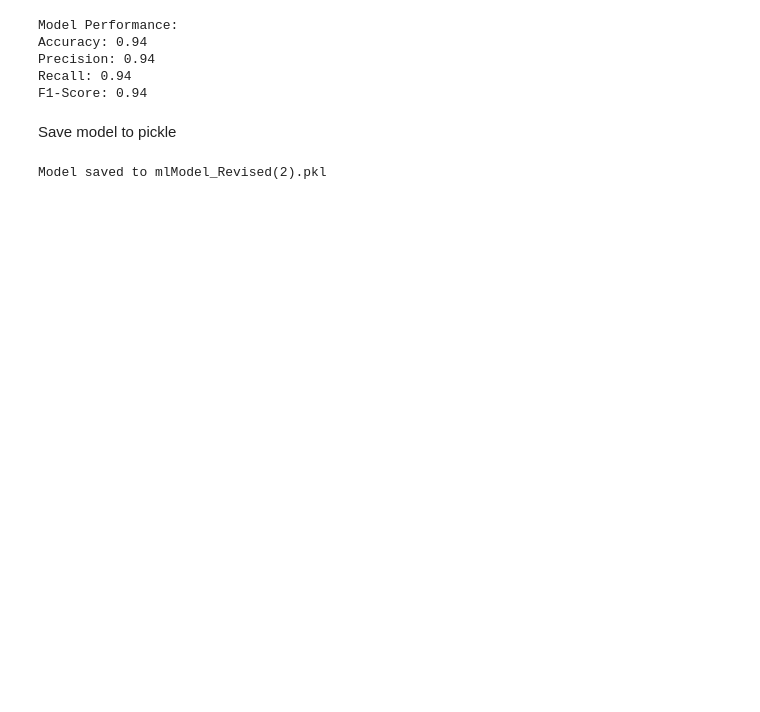
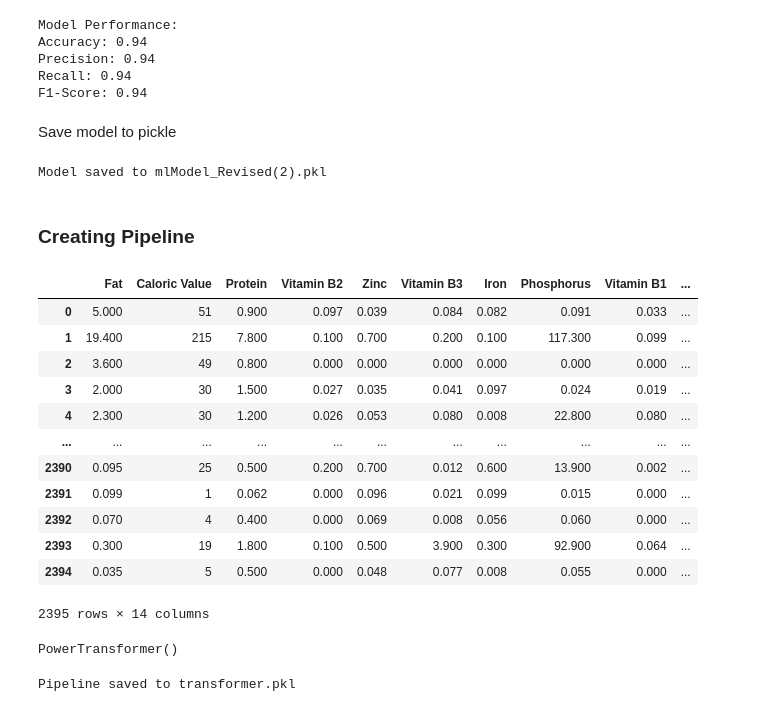
Before and after one commit to Keisokki/Machine-Learning, a Jupyter notebook: modelling_two.ipynb, the cells around one changed output. Drawn from its saved outputs; the diff is of its cells as text; code cells hidden in the pictures; blank space fills up the shorter version.

```diff
--- a/modelling_two.ipynb
+++ b/modelling_two.ipynb
@@ -41,11 +41,6 @@ Data Preprocessing
 
 # Handle missing values (if any)
 data = data.dropna()
-
-# Encode categorical variables
-from sklearn.preprocessing import LabelEncoder
-label_encoder = LabelEncoder()
-data['Fat Category'] = label_encoder.fit_transform(data['Fat Category'])
 
 # Separate features and target variable
 X = data.drop(columns=['Fat Category'])
@@ -126,3 +121,5 @@ with open(model_filename, "wb") as file:
 print(f"Model saved to {model_filename}")
 # %% [output]
 Model saved to mlModel_Revised(2).pkl
+# %% [markdown]
+### Creating Pipeline
@@ -128,0 +131,34 @@ Model saved to mlModel_Revised(2).pkl
+# %%
+real_data = pd.read_csv("FINAL FOOD DATASET/ADDITIONAL/all_group_data.csv")[data.columns[:-1]]
+real_data
+# %% [output]
+|  | Fat | Caloric Value | Protein | Vitamin B2 | Zinc | Vitamin B3 | Iron | Phosphorus | Vitamin B1 | ... |
+| 0 | 5.000 | 51 | 0.900 | 0.097 | 0.039 | 0.084 | 0.082 | 0.091 | 0.033 | ... |
+| 1 | 19.400 | 215 | 7.800 | 0.100 | 0.700 | 0.200 | 0.100 | 117.300 | 0.099 | ... |
+| 2 | 3.600 | 49 | 0.800 | 0.000 | 0.000 | 0.000 | 0.000 | 0.000 | 0.000 | ... |
+| 3 | 2.000 | 30 | 1.500 | 0.027 | 0.035 | 0.041 | 0.097 | 0.024 | 0.019 | ... |
+| 4 | 2.300 | 30 | 1.200 | 0.026 | 0.053 | 0.080 | 0.008 | 22.800 | 0.080 | ... |
+| ... | ... | ... | ... | ... | ... | ... | ... | ... | ... | ... |
+| 2390 | 0.095 | 25 | 0.500 | 0.200 | 0.700 | 0.012 | 0.600 | 13.900 | 0.002 | ... |
+| 2391 | 0.099 | 1 | 0.062 | 0.000 | 0.096 | 0.021 | 0.099 | 0.015 | 0.000 | ... |
+| 2392 | 0.070 | 4 | 0.400 | 0.000 | 0.069 | 0.008 | 0.056 | 0.060 | 0.000 | ... |
+| 2393 | 0.300 | 19 | 1.800 | 0.100 | 0.500 | 3.900 | 0.300 | 92.900 | 0.064 | ... |
+| 2394 | 0.035 | 5 | 0.500 | 0.000 | 0.048 | 0.077 | 0.008 | 0.055 | 0.000 | ... |
+2395 rows × 14 columns
+# %%
+power_transformer = PowerTransformer(method='yeo-johnson')
+power_transformer.fit(real_data)
+# %% [output]
+PowerTransformer()
+# %%
+transformer = Pipeline([
+    ("power_transformer", power_transformer),
+    ("standard_scaler", scaler)
+])
+
+pipeline_filename = "transformer.pkl"
+with open(pipeline_filename, "wb") as file:
+    pickle.dump(transformer, file)
+print(f"Pipeline saved to {pipeline_filename}")
+# %% [output]
+Pipeline saved to transformer.pkl
```
Also changed, not shown: parts of 2 cells of this notebook, 5 other files.
